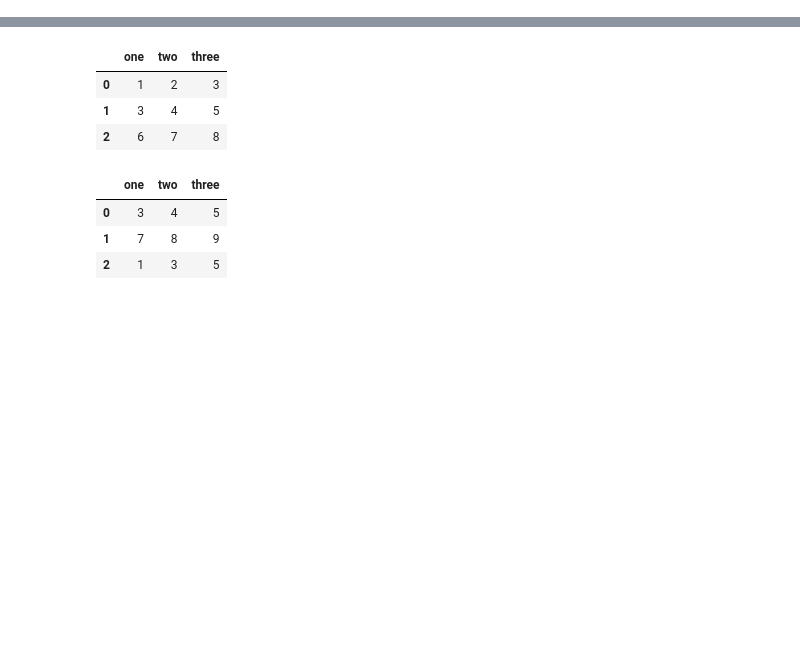
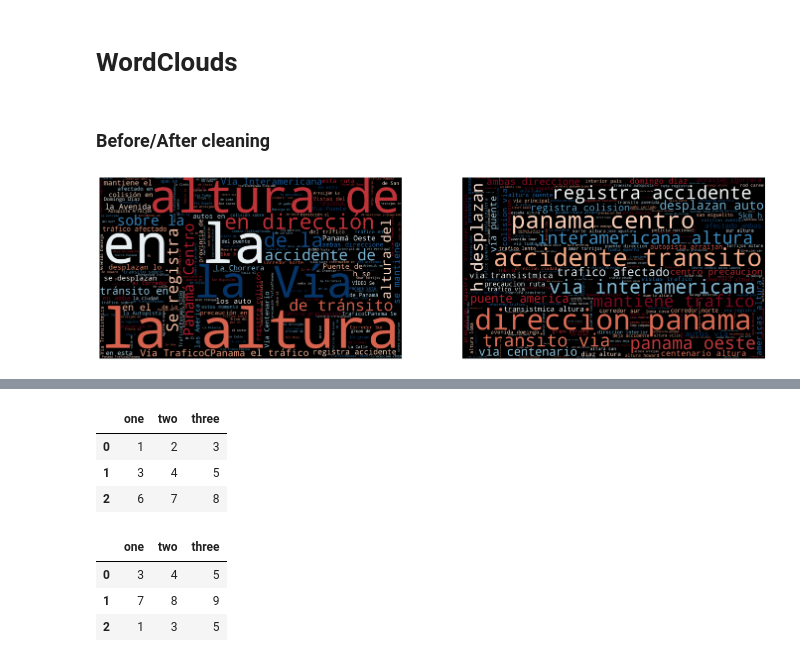
Before and after one commit to Liu-Lc/TwitterTraffic-Pty, a Jupyter notebook: queries_graphs.ipynb, the cells around one changed output, grey strips where cells are left out. Saved outputs shown, nothing was run; the diff lists cells and outputs as text; code cells hidden in the pictures; blank space fills up the shorter version.

```diff
--- a/queries_graphs.ipynb
+++ b/queries_graphs.ipynb
@@ -3 +48,3 @@ asdf = {'isAccident':True, 'isObstacle':False}
+# %% [markdown]
+# WordClouds
 # %%
@@ -31,0 +60,20 @@ from TweetData import keys, Preprocessing
+# %% [markdown]
+### Before/After cleaning
+# %%
+tweets = ' '.join(t[0] for t in results)
+wc_orig = WordCloud(background_color='black', colormap='RdBu',
+    width=1500, height=900).generate(tweets)
+tweets = ' '.join([Preprocessing.preprocess(t[0]) for t in results])
+wc_clean = WordCloud(background_color='black', colormap='RdBu',
+    width=1500, height=900).generate(tweets)
+
+plt.figure(figsize=(24,8))
+plt.subplot(1, 2, 1)
+plt.imshow(wc_orig)
+plt.axis('off')
+plt.subplot(1, 2, 2)
+plt.imshow(wc_clean)
+plt.axis('off')
+plt.show()
+# %% [output]
+[figure, added]
```
Also changed, not shown: parts of 28 cells of this notebook, 1 other file.
